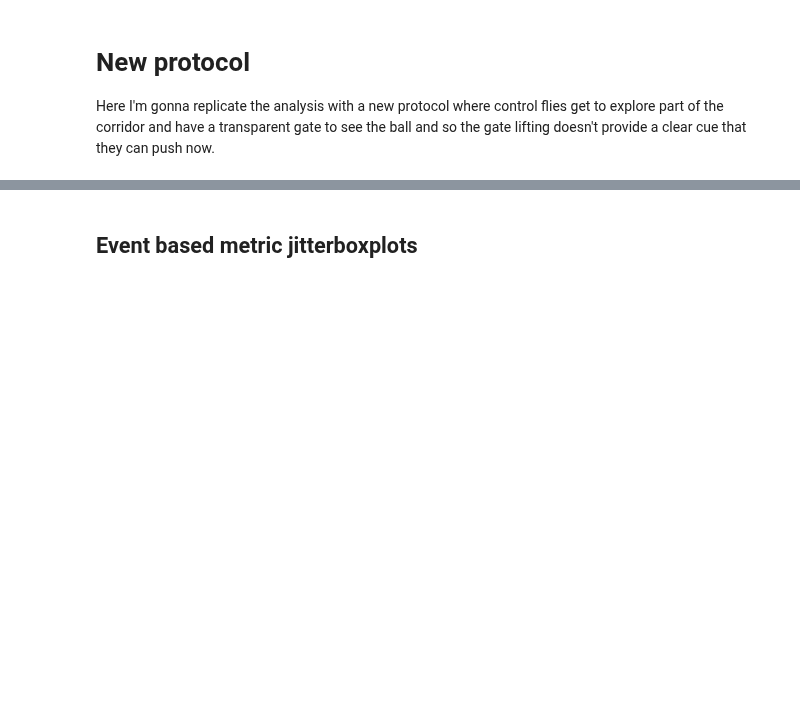
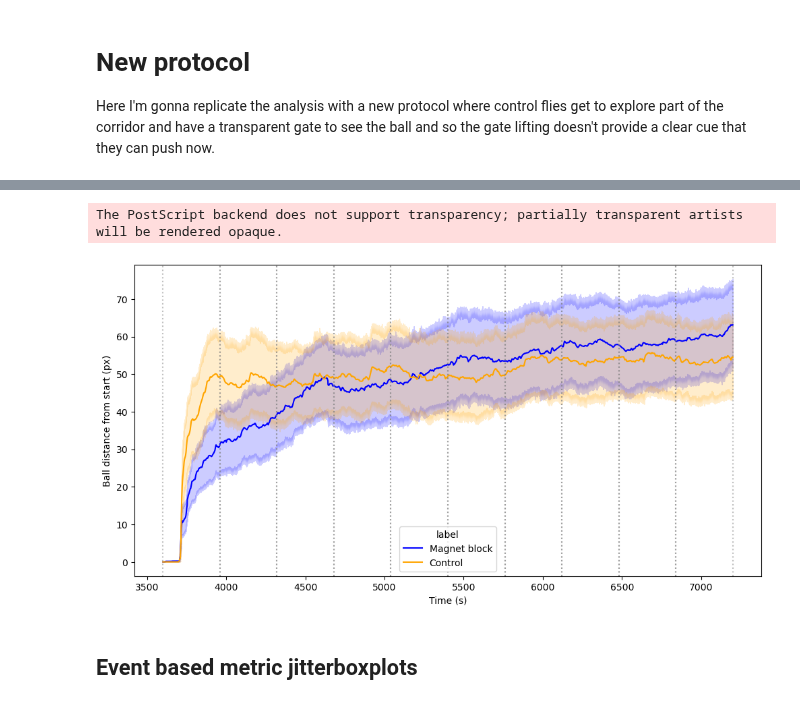
Before and after one commit to NeLy-EPFL/Tracking_Analysis, a Jupyter notebook: MazeRecorder/Analysis/Magnet_blocking_analysis.ipynb, the cells around one changed output, grey strips where cells are left out. Drawn from its saved outputs; the diff is of its cells as text; code cells hidden in the pictures; blank space fills up the shorter version.

```diff
--- a/MazeRecorder/Analysis/Magnet_blocking_analysis.ipynb
+++ b/MazeRecorder/Analysis/Magnet_blocking_analysis.ipynb
@@ -337,7 +346,7 @@ Folders = [
 
 Folders
 # %%
-savepath = Utils.get_data_path() / "Experimental_data/MultiMazeRecorder/Plots/MagnetBlock/250130"
+savepath = Utils.get_data_path() / "Experimental_data/MultiMazeRecorder/Plots/MagnetBlock/250512"
 
 print(savepath)
 
@@ -363,6 +374,11 @@ magnet_data_coords.data.head()
 magnet_data_coords.data["label"] = magnet_data_coords.data["Magnet"].apply(lambda x: "Magnet block" if x == "y" else "Control")
 
 magnet_data_coords.data.to_feather("/mnt/upramdya_data/MD/MagnetBlock/Datasets/250213_coordinates.feather")
+# %%
+# Load from feather
+
+
+magnet_data_coords_data = pd.read_feather("/mnt/upramdya_data/MD/MagnetBlock/Datasets/250213_coordinates.feather")
 # %%
 # Make a downsampled version of the data, taking only every 290 rows based on the time column
 
@@ -374,7 +390,7 @@ bin_number = 10
 
 # Prepare data for permutation test
 
-binned_data = Processing.preprocess_data(magnet_data_coords.data, bins=bin_number, group_col="Magnet")
+binned_data = Processing.preprocess_data(magnet_data_coords_data, bins=bin_number, group_col="Magnet")
 
 # Compute the permutation test
 
@@ -389,18 +429,29 @@ binned_data['Significant'] = binned_data['time_bin'].isin(permutation['significa
+# %%
+# Map label to colors, with "Magnet block" as blue and "Control" as orange
+label_colors = {
+    "Magnet block": "blue",
+    "Control": "orange"
+}
 # %%
 
 # Prepare figure
 
-plt.figure(figsize=(20, 10))
+plt.figure(figsize=(12, 6))
 
 # Plot the raw data
-sns.lineplot(data=magnet_data_coords.data, x='time', y='distance_ball_0', hue='Magnet')
-
+sns.lineplot(
+    data=magnet_data_coords_data,
+    x='time',
+    y='distance_ball_0',
+    hue='label',
+    palette=label_colors
+)
 # Highlight significant timepoints with dotted lines and asterisks
 
 significant_bins = binned_data[binned_data['Significant']]['time_bin']
 for time_bin in range(bin_number):
-    bin_start = magnet_data_coords.data['time'].min() + time_bin * (magnet_data_coords.data['time'].max() - magnet_data_coords.data['time'].min()) / bin_number
-    bin_end = bin_start + (magnet_data_coords.data['time'].max() - magnet_data_coords.data['time'].min()) / bin_number
+    bin_start = magnet_data_coords_data['time'].min() + time_bin * (magnet_data_coords_data['time'].max() - magnet_data_coords_data['time'].min()) / bin_number
+    bin_end = bin_start + (magnet_data_coords_data['time'].max() - magnet_data_coords_data['time'].min()) / bin_number
 
     # Draw faint dotted lines for the bins
     plt.axvline(bin_start, color='gray', linestyle='dotted', alpha=0.5)
@@ -408,32 +459,37 @@ for time_bin in range(bin_number):
 
     # Annotate significance levels
     if time_bin in significant_bins.values:
         p_value = permutation['p_values_corrected'][time_bin]
         if p_value < 0.001:
             significance = '***'
         elif p_value < 0.01:
             significance = '**'
         elif p_value < 0.05:
             significance = '*'
         else:
             significance = ''
 
         if significance:
             # Lower the y position of the stars and increase font size
-            y_position = magnet_data_coords.data['distance_ball_0'].max() * 0.95
+            y_position = magnet_data_coords_data['distance_ball_0'].max() * 0.95
             plt.annotate(significance, xy=(bin_start + (bin_end - bin_start) / 2, y_position),
                             xycoords='data', ha='center', va='bottom', fontsize=16, color='red')
 
 # Adjust labels
 
 plt.xlabel('Time (s)')
 
 plt.ylabel('Ball distance from start (px)')
 # plt.set_xlabel('Time (s)')
 # plt.set_ylabel('Ball distance from start (px)')
 
 # Save the plot
 
-plt.savefig(savepath / "Ballpositions_curves_signif.png")
+plt.savefig(savepath / "Ballpositions_curves_small.eps", format='eps')
+
+plt.savefig(savepath / "Ballpositions_curves_signif_small.png")
 
 plt.show()
+# %% [output]
+The PostScript backend does not support transparency; partially transparent artists will be rendered opaque.
+[figure, added]
```
Also changed, not shown: parts of 11 cells of this notebook, 3 other files.
